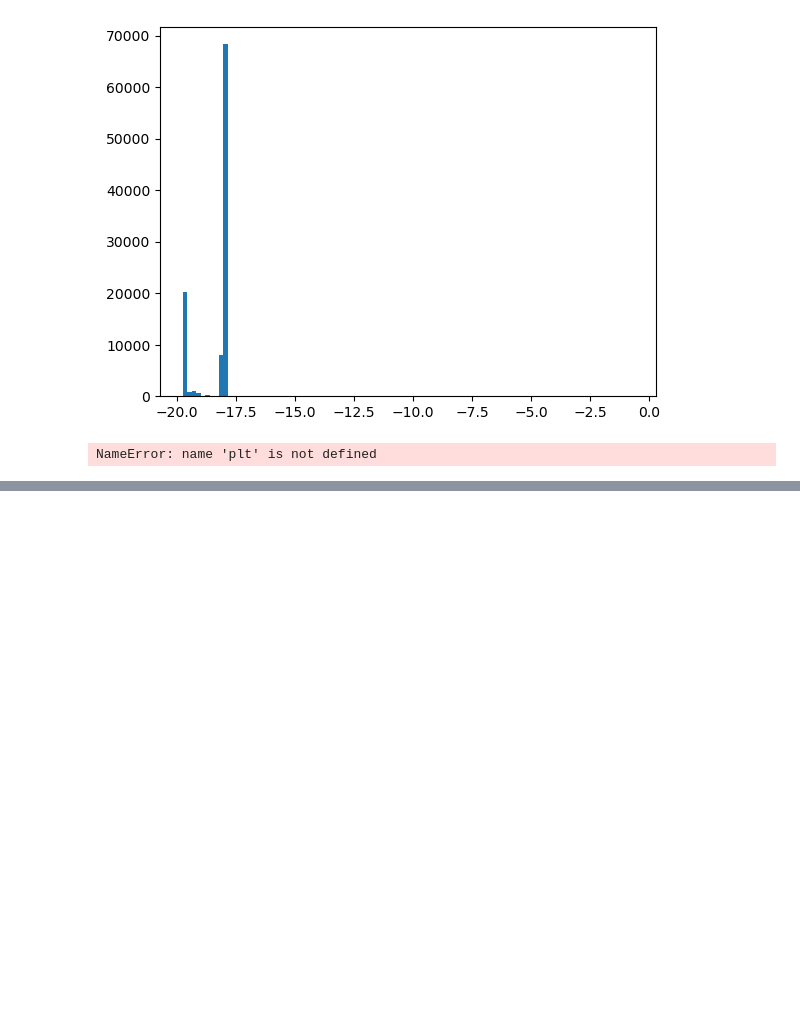
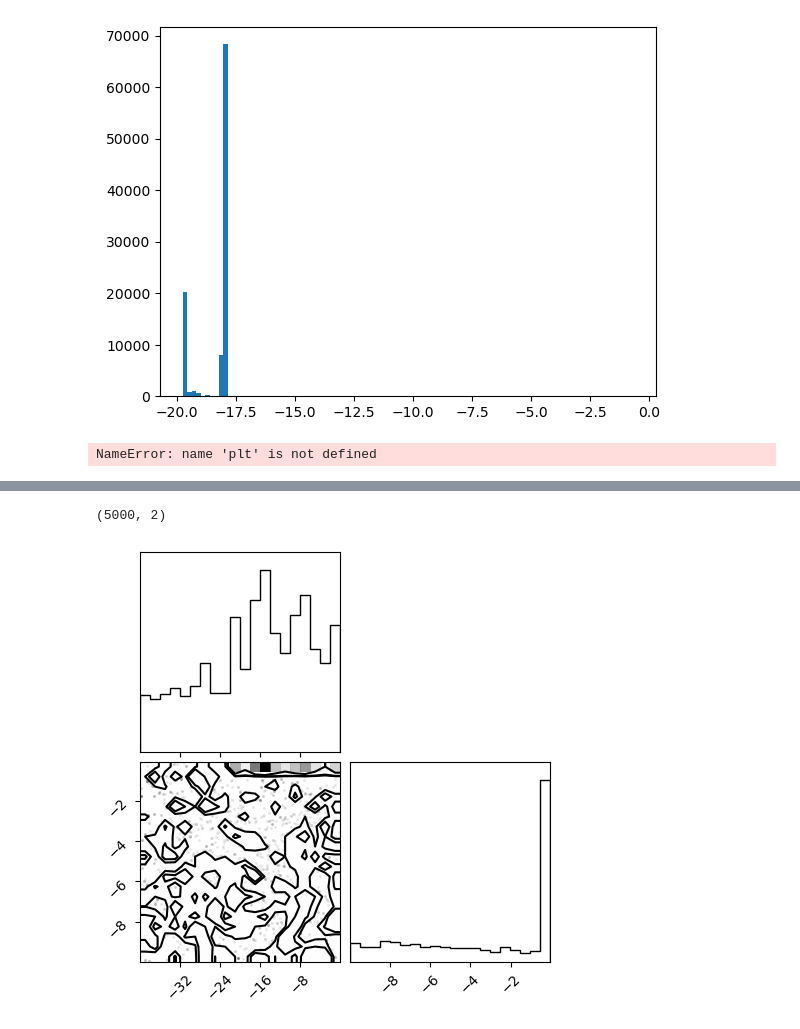
Before and after one commit to eleanorstuart/thermo-idm, a Jupyter notebook: mcmc_2_param_new.ipynb, the cells around one changed output, grey strips where cells are left out. Saved outputs shown, nothing was run; the diff lists cells and outputs as text; code cells hidden in the pictures; blank space fills up the shorter version.

```diff
--- a/mcmc_2_param_new.ipynb
+++ b/mcmc_2_param_new.ipynb
@@ -166,0 +186,9 @@ NameError: name 'plt' is not defined
+# %%
+ndim, nwalkers = 2, 10
+log_sigma0 = np.random.uniform(low=-35, high=-15, size=(nwalkers, 1)).astype(dtype=np.float128)
+log_mchi = np.random.uniform(low=-10, high=0, size=(nwalkers, 1)).astype(dtype=np.float128)
+
+p0=np.zeros((nwalkers, ndim ))
+p0[:,0] = log_sigma0.reshape((nwalkers,))
+p0[:,1]= log_mchi.reshape((nwalkers,))
+p0
@@ -166,0 +206,5 @@ NameError: name 'plt' is not defined
+# %%
+sampler = emcee.EnsembleSampler(nwalkers, ndim, log_likelihood_2, args=[T_data, variances, clusters, 'pred_T_b'])
+# %%
+state = sampler.run_mcmc(p0, 100, progress=True)
+sampler.reset()
@@ -166,0 +240,3 @@ NameError: name 'plt' is not defined
+# %%
+n_steps=1000
+sampler.run_mcmc(state, n_steps, progress=True)
@@ -166,0 +281,7 @@ NameError: name 'plt' is not defined
+# %%
+flat_samples = sampler.get_chain(flat=True)
+print(flat_samples.shape)
+fig = corner.corner(flat_samples)
+# %% [output]
+(5000, 2)
+[figure, added]
```
Also changed, not shown: parts of 11 cells of this notebook, 4 other files.
